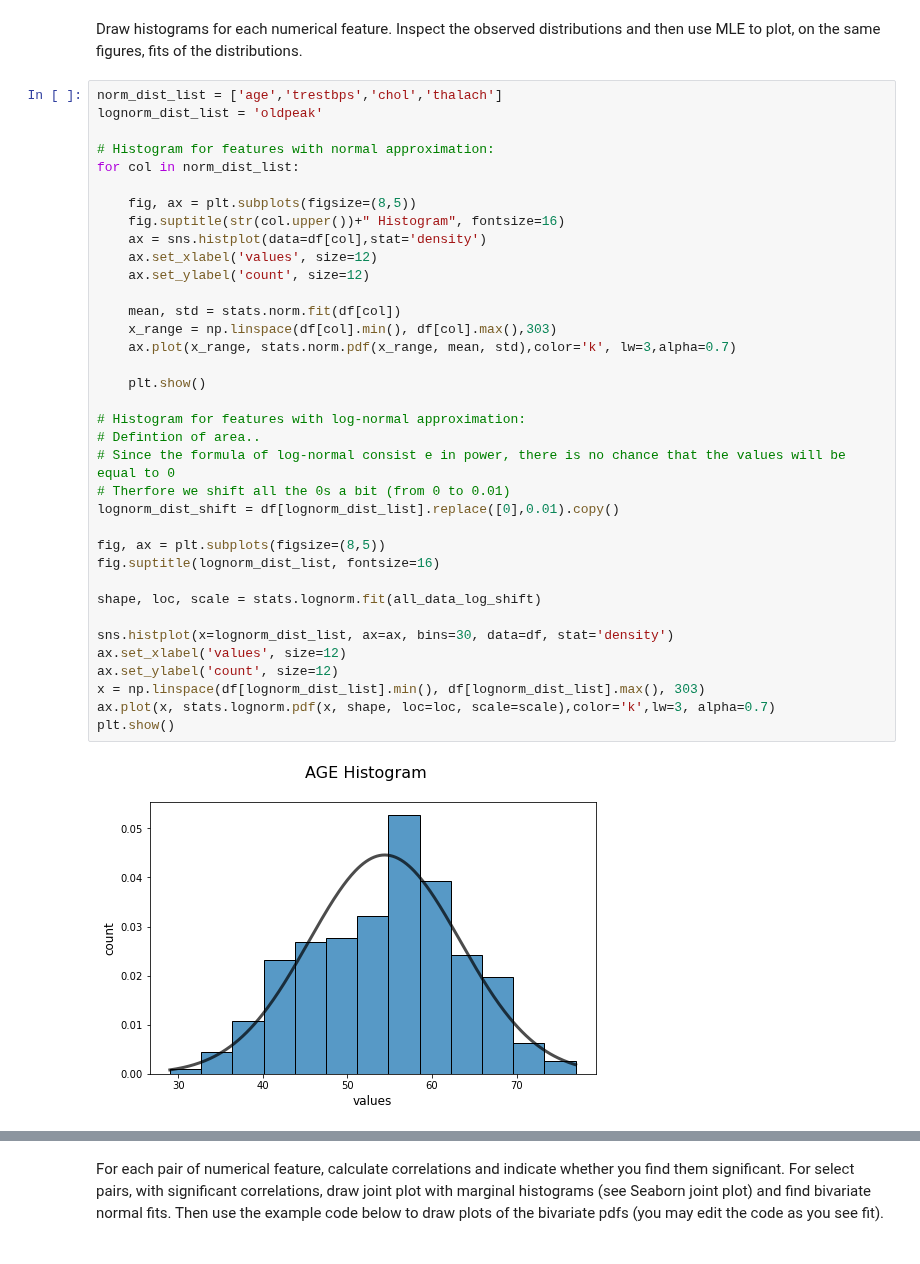
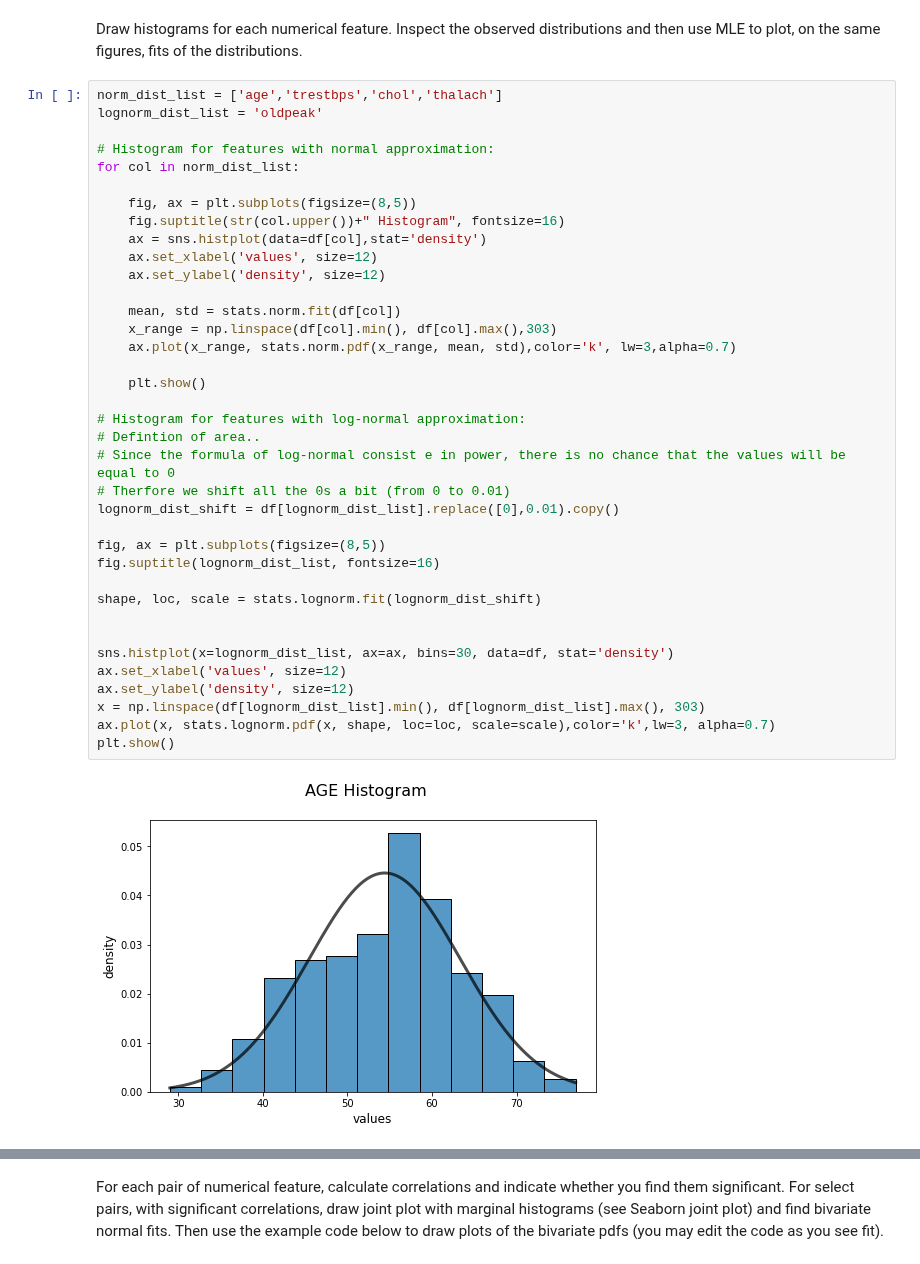
Before and after one commit to Oren-Ben/IDC, a Jupyter notebook: statistics/third_ex/204079453_205714447.ipynb, the cells around one changed output, grey strips where cells are left out. Drawn from its saved outputs; the diff is of its cells as text.

```diff
--- a/statistics/third_ex/204079453_205714447.ipynb
+++ b/statistics/third_ex/204079453_205714447.ipynb
@@ -231,34 +231,35 @@ lognorm_dist_list = 'oldpeak'
 # Histogram for features with normal approximation:
 for col in norm_dist_list:
 
     fig, ax = plt.subplots(figsize=(8,5))
     fig.suptitle(str(col.upper())+" Histogram", fontsize=16)
     ax = sns.histplot(data=df[col],stat='density')
     ax.set_xlabel('values', size=12)
-    ax.set_ylabel('count', size=12)
+    ax.set_ylabel('density', size=12)
 
     mean, std = stats.norm.fit(df[col])
     x_range = np.linspace(df[col].min(), df[col].max(),303)
     ax.plot(x_range, stats.norm.pdf(x_range, mean, std),color='k', lw=3,alpha=0.7)
 
     plt.show()
 
 # Histogram for features with log-normal approximation:
 # Defintion of area..
 # Since the formula of log-normal consist e in power, there is no chance that the values will be equal to 0
 # Therfore we shift all the 0s a bit (from 0 to 0.01)
 lognorm_dist_shift = df[lognorm_dist_list].replace([0],0.01).copy()
 
 fig, ax = plt.subplots(figsize=(8,5))
 fig.suptitle(lognorm_dist_list, fontsize=16)
 
-shape, loc, scale = stats.lognorm.fit(all_data_log_shift)
+shape, loc, scale = stats.lognorm.fit(lognorm_dist_shift)
+
 
 sns.histplot(x=lognorm_dist_list, ax=ax, bins=30, data=df, stat='density')
 ax.set_xlabel('values', size=12)
-ax.set_ylabel('count', size=12)
+ax.set_ylabel('density', size=12)
 x = np.linspace(df[lognorm_dist_list].min(), df[lognorm_dist_list].max(), 303)
 ax.plot(x, stats.lognorm.pdf(x, shape, loc=loc, scale=scale),color='k',lw=3, alpha=0.7)
 plt.show()
 # %% [output]
-[figure, old version]
+[figure, new version]
```
Also changed, not shown: parts of 32 cells of this notebook.
